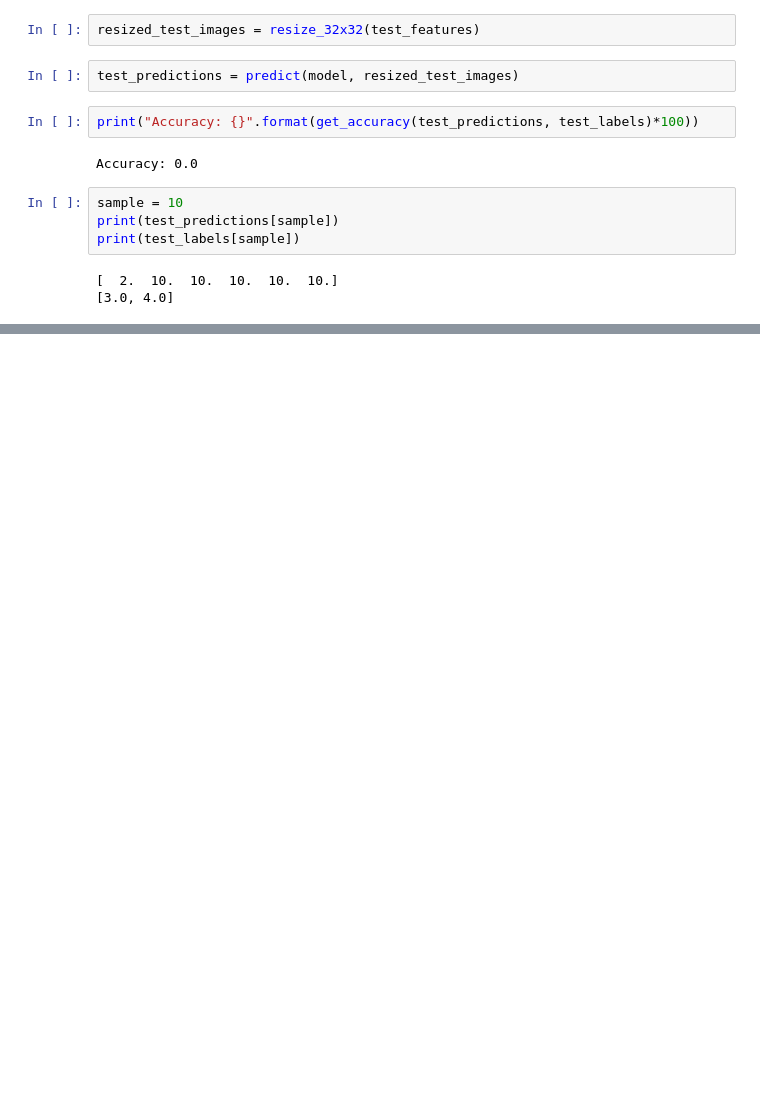
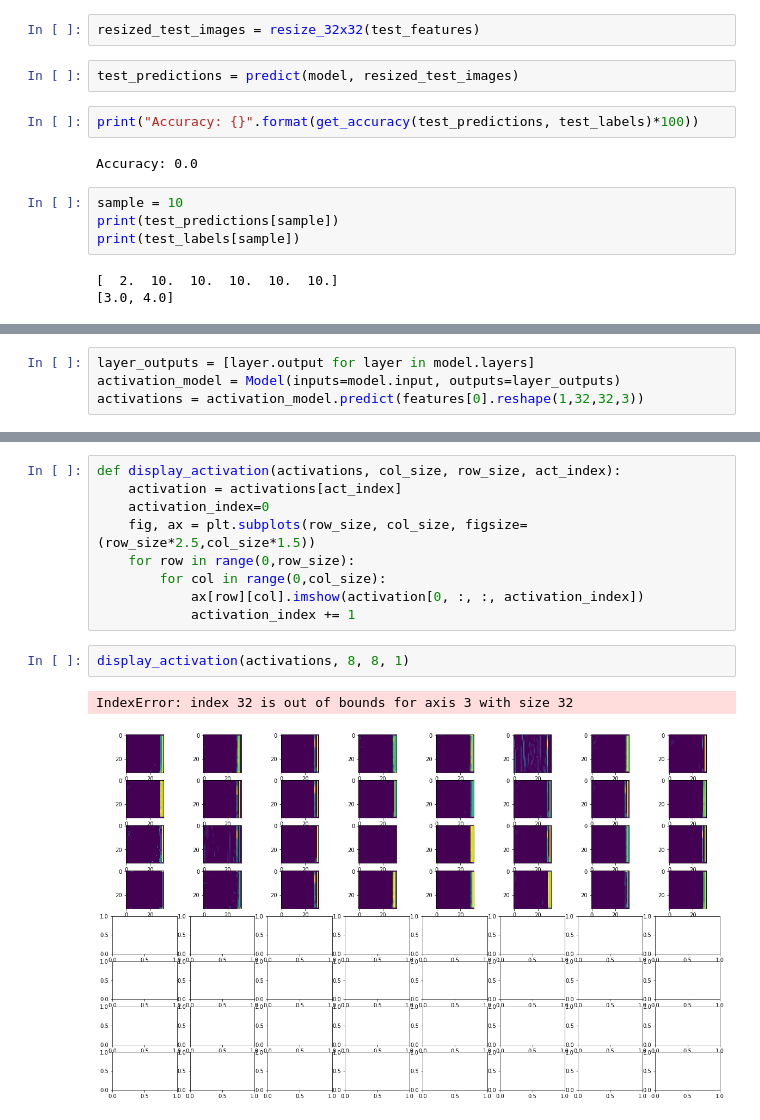
Before and after one commit to danielhallinan88/udacity_capstone, a Jupyter notebook: svhn-multi-digit-ModelAPI-cnn.ipynb, the cells around one changed output, grey strips where cells are left out. Saved outputs shown, nothing was run; the diff lists cells and outputs as text; blank space fills up the shorter version.

```diff
--- a/svhn-multi-digit-ModelAPI-cnn.ipynb
+++ b/svhn-multi-digit-ModelAPI-cnn.ipynb
@@ -381,0 +375,4 @@ plt.show()
+# %%
+layer_outputs = [layer.output for layer in model.layers]
+activation_model = Model(inputs=model.input, outputs=layer_outputs)
+activations = activation_model.predict(features[0].reshape(1,32,32,3))
@@ -381,0 +383,14 @@ plt.show()
+# %%
+def display_activation(activations, col_size, row_size, act_index):
+    activation = activations[act_index]
+    activation_index=0
+    fig, ax = plt.subplots(row_size, col_size, figsize=(row_size*2.5,col_size*1.5))
+    for row in range(0,row_size):
+        for col in range(0,col_size):
+            ax[row][col].imshow(activation[0, :, :, activation_index])
+            activation_index += 1
+# %%
+display_activation(activations, 8, 8, 1)
+# %% [output]
+IndexError: index 32 is out of bounds for axis 3 with size 32
+[figure, added]
```
Also changed, not shown: parts of 6 cells of this notebook, 1 other file.
